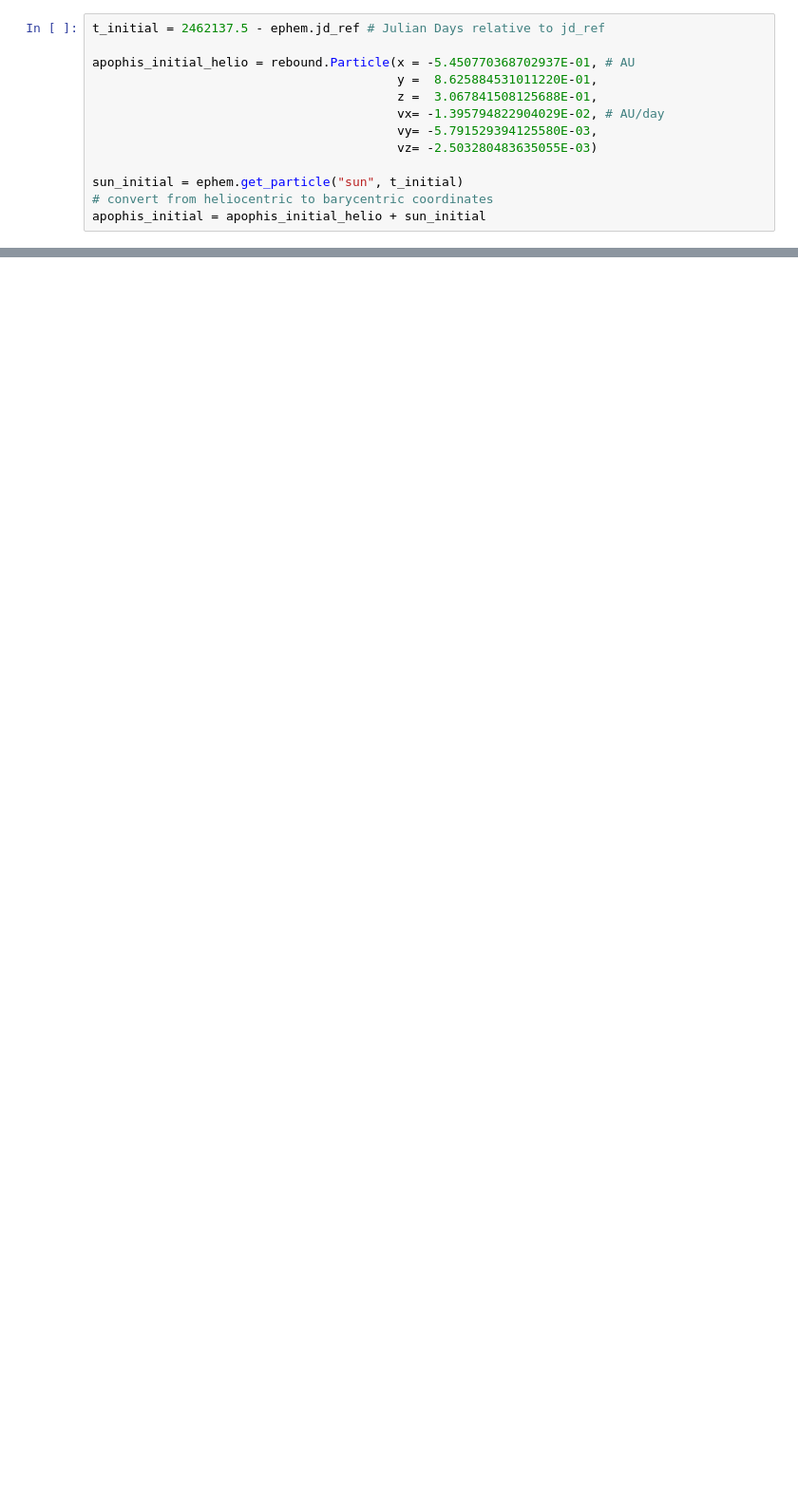
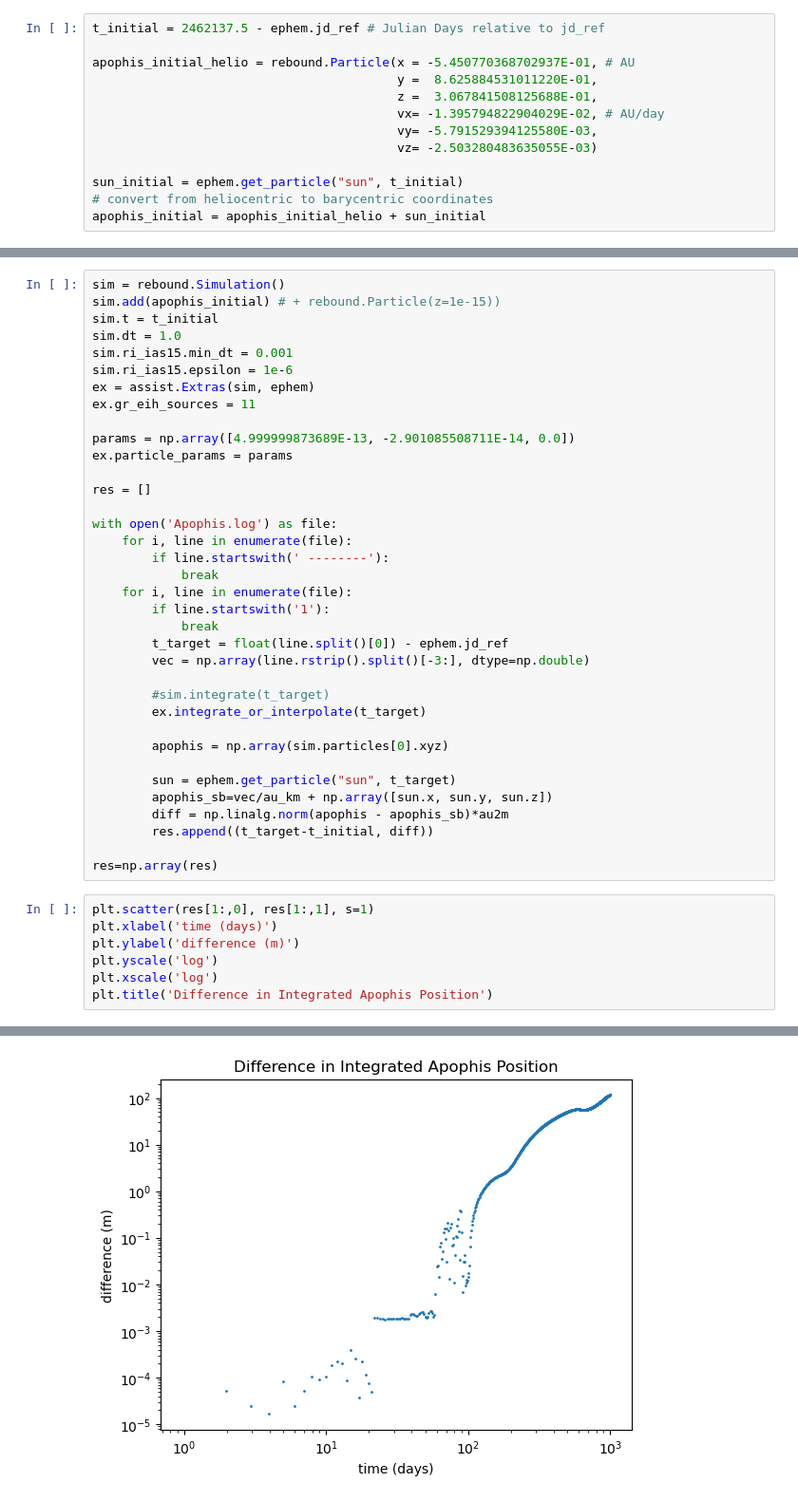
Before and after one commit to matthewholman/assist, a Jupyter notebook: jupyter_examples/publication_figures.ipynb, the cells around one changed output, grey strips where cells are left out. Shown at 95% size. Saved outputs shown, nothing was run; the diff lists cells and outputs as text; blank space fills up the shorter version.

```diff
--- a/jupyter_examples/publication_figures.ipynb
+++ b/jupyter_examples/publication_figures.ipynb
@@ -391,0 +411,44 @@ Text(0.5, 1.0, 'Difference in Integrated Apophis Position')
+# %%
+sim = rebound.Simulation()
+sim.add(apophis_initial) # + rebound.Particle(z=1e-15))
+sim.t = t_initial
+sim.dt = 1.0
+sim.ri_ias15.min_dt = 0.001
+sim.ri_ias15.epsilon = 1e-6
+ex = assist.Extras(sim, ephem)
+ex.gr_eih_sources = 11
+
+params = np.array([4.999999873689E-13, -2.901085508711E-14, 0.0])
+ex.particle_params = params
+
+res = []
+
+with open('Apophis.log') as file:
+    for i, line in enumerate(file):
+        if line.startswith(' --------'):
+            break
+    for i, line in enumerate(file):
+        if line.startswith('1'):
+            break
+        t_target = float(line.split()[0]) - ephem.jd_ref
+        vec = np.array(line.rstrip().split()[-3:], dtype=np.double)
+
+        #sim.integrate(t_target)
+        ex.integrate_or_interpolate(t_target)
+
+        apophis = np.array(sim.particles[0].xyz)
+
+        sun = ephem.get_particle("sun", t_target)
+        apophis_sb=vec/au_km + np.array([sun.x, sun.y, sun.z])
+        diff = np.linalg.norm(apophis - apophis_sb)*au2m
+        res.append((t_target-t_initial, diff))
+
+res=np.array(res)
+# %%
+plt.scatter(res[1:,0], res[1:,1], s=1)
+plt.xlabel('time (days)')
+plt.ylabel('difference (m)')
+plt.yscale('log')
+plt.xscale('log')
+plt.title('Difference in Integrated Apophis Position')
+# %% [output]
@@ -391,0 +456 @@ Text(0.5, 1.0, 'Difference in Integrated Apophis Position')
+[figure, added]
```
Also changed, not shown: parts of 15 cells of this notebook.
